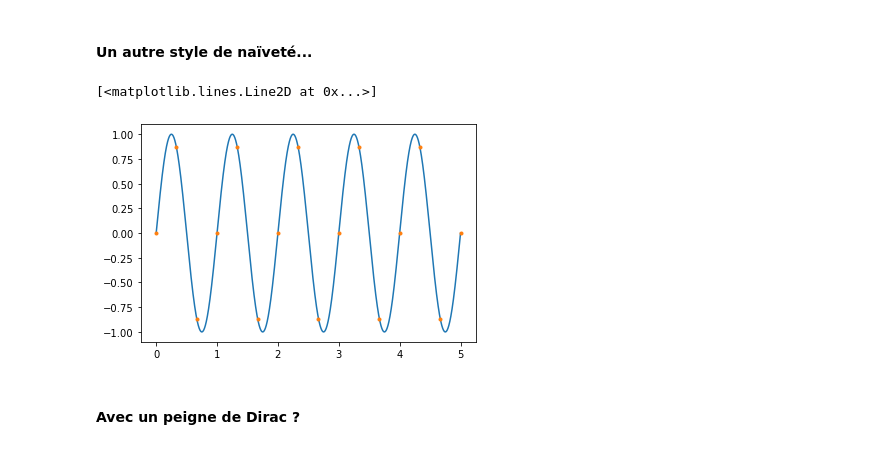
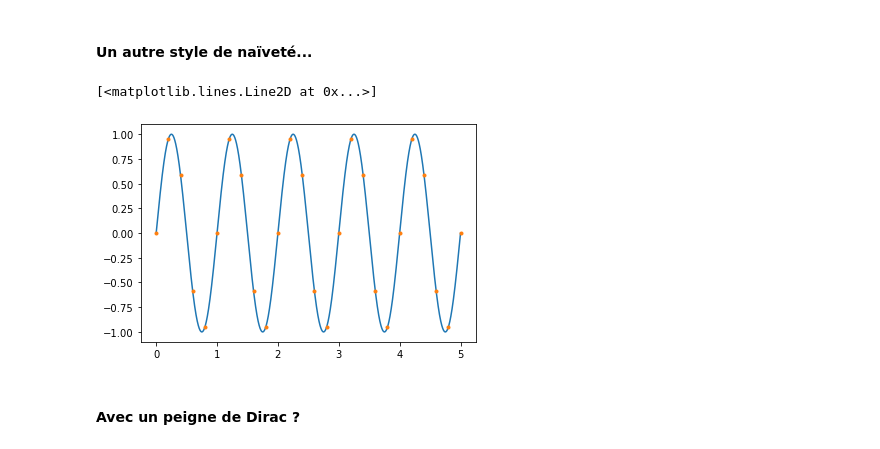
Before and after one commit to xpessoles/PSI_Cy_03_ConceptionCommande, a Jupyter notebook: Chapitre_02_CorrecteursNumeriques/01_Cy_03_02_Jupyter/FiltrageNumerique.ipynb, the cells around one changed output. Saved outputs shown, nothing was run; the diff lists cells and outputs as text; code cells hidden in the pictures.

```diff
--- a/Chapitre_02_CorrecteursNumeriques/01_Cy_03_02_Jupyter/FiltrageNumerique.ipynb
+++ b/Chapitre_02_CorrecteursNumeriques/01_Cy_03_02_Jupyter/FiltrageNumerique.ipynb
@@ -76,13 +76,13 @@ Text(0.5, 1.0, 'Echantillonnage à 50 Hz')
 # %% [markdown]
 ####  Un autre style de naïveté...
 # %%
-fe = 3
+fe = 5
 N = int(les_t[-1]*fe) # Nombre d'échantillons pour un horizon temporel et une fréquence donnée
 les_te = np.linspace(0,N/fe,N+1)
 plt.plot(les_t,les_e)
 plt.plot(les_te,make_signal(les_te),".")
 # %% [output]
 [<matplotlib.lines.Line2D at 0x...>]
-[figure, old version]
+[figure, new version]
 # %% [markdown]
 #### Avec un peigne de Dirac ?
```
Also changed, not shown: parts of 6 cells of this notebook.
